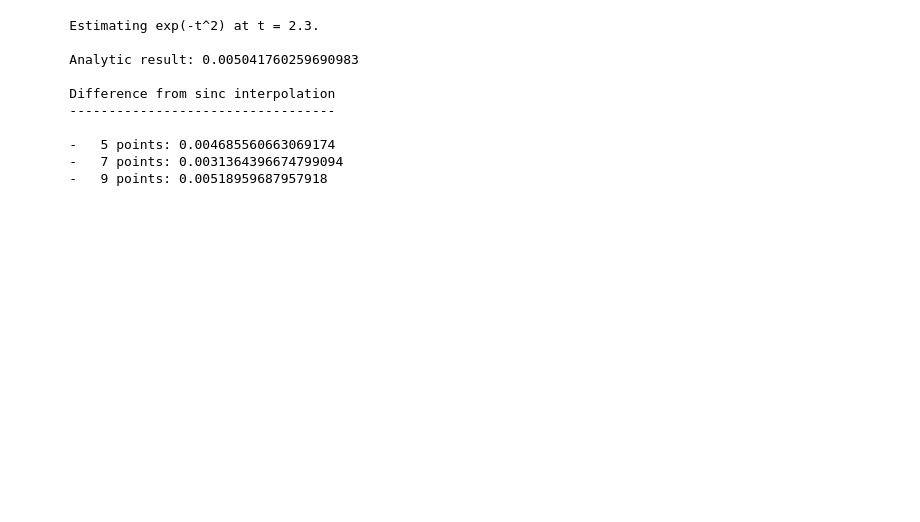
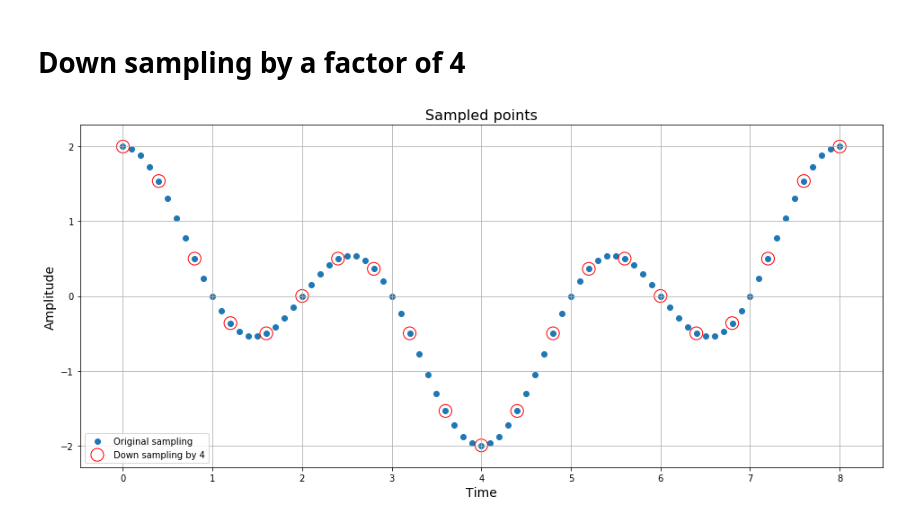
Before and after one commit to udiy/otot, a Jupyter notebook: ex3/ex3.2.ipynb, the cells around one changed output. Cells and saved outputs as stored; diff of their text form; code cells hidden in the pictures; blank space fills up the shorter version.

```diff
--- a/ex3/ex3.2.ipynb
+++ b/ex3/ex3.2.ipynb
@@ -22,39 +23,39 @@ def sinc_interp(t, xn, dt):
-# %%
-# define function
-f = lambda t: np.exp(-(t**2))
-
-dt = 0.5    # sampling rate in seconds
-t = np.arange(0,5,dt)    # sampling points
-xn = f(t)
-
-ti = 2.3    # the point we want to interpolate
-
-analytic = f(ti)    # analytic result
-diff5 = np.abs(f(ti) - sinc_interp(ti, xn[4:9], dt))    # 5 points
-diff7 = np.abs(f(ti) - sinc_interp(ti, xn[3:10], dt))    # 7 points
-diff9 = np.abs(f(ti) - sinc_interp(ti, xn[1:10], dt))    # 9 points
-
-
-print(f"""
-    Estimating exp(-t^2) at t = {ti}.
-
-    Analytic result: {analytic}
-
-    Difference from sinc interpolation
-    ----------------------------------
-
-    -\t5 points: {diff5}
-    -\t7 points: {diff7}
-    -\t9 points: {diff9}
-""")
-# %% [output]
-    Estimating exp(-t^2) at t = 2.3.
-
-    Analytic result: 0.005041760259690983
-
-    Difference from sinc interpolation
-    ----------------------------------
-
-    -   5 points: 0.004685560663069174
-    -   7 points: 0.0031364396674799094
-    -   9 points: 0.00518959687957918
+# %%
+def plt_layout(name=None):
+
+    plt.xlabel('Time', fontsize=14)
+    plt.ylabel('Amplitude', fontsize=14)
+    plt.grid()
+    plt.legend()
+
+    if name:
+        plt.savefig(f"{name}.png")
+# %%
+pi = np.pi
+cos = np.cos
+
+xn = lambda n: cos( (pi*n)/4 ) + cos( (3*pi*n)/4 )
+# %% [markdown]
+# Down sampling by a factor of 4
+# %%
+plt.figure(figsize=(16,7))
+
+T = 8    # minimal amount of time to complete one full cycle
+dt = 1/10
+
+# original sampling points plot
+n = np.arange((T/dt)+1)
+plt.scatter(x=n*dt, y=xn(n*dt), label="Original sampling")
+
+
+# down sampling
+dt4 = 4*dt
+n4 = np.arange((T/dt4)+1)
+plt.scatter(x=n4*dt4, y=xn(n4*dt4), facecolors="none", edgecolor="r", s=200, label="Down sampling by 4")
+
+
+# layout
+plt.title("Sampled points", fontdict={"size": 16})
+plt_layout(name="fig1")
+# %% [output]
+[figure, added]
```
Also changed, not shown: parts of 5 cells of this notebook, 9 other files.
